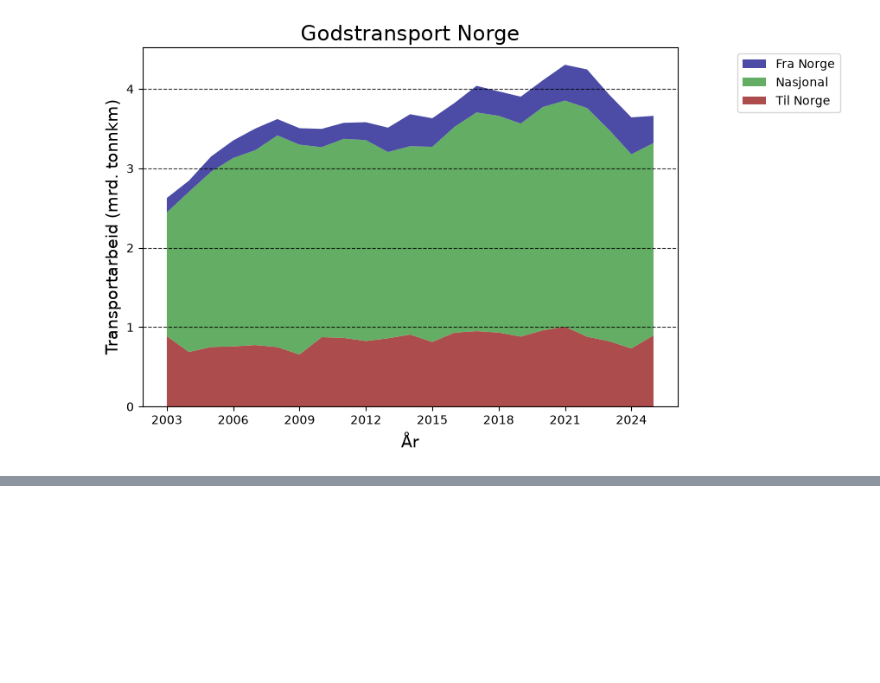
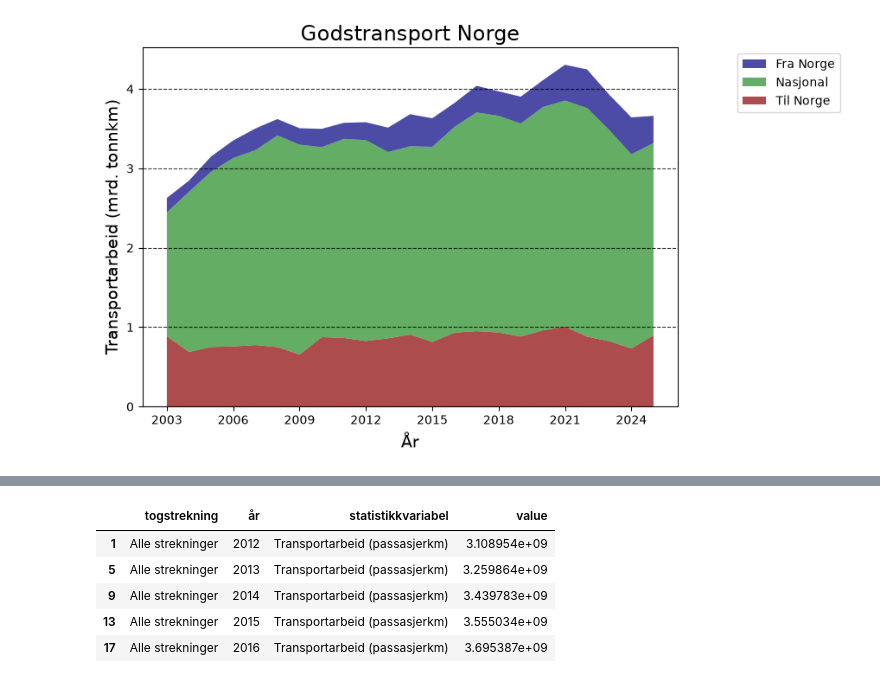
Before and after one commit to Oyvind-Aas/Electricity_and_Energy, a Jupyter notebook: Electricity_exploring.ipynb, the cells around one changed output, grey strips where cells are left out. Cells and saved outputs as stored; diff of their text form; code cells hidden in the pictures; blank space fills up the shorter version.

Commit message:
Added more detailed data for railway work, breakdown per main type

```diff
--- a/Electricity_exploring.ipynb
+++ b/Electricity_exploring.ipynb
@@ -827,0 +832,11 @@ plt.show()
+# %%
+get_url = "https://data.ssb.no/api/pxwebapi/v2/tables/10484/data?lang=no&outputFormat=json-stat2&valuecodes[Tid]=*&valuecodes[Togstrekning]=*&valuecodes[ContentsCode]=*&heading=Tid,ContentsCode&stub=Togstrekning"
+
+response = requests.get(get_url)
+
+if response.status_code == 200:
+    dataset = pyjstat.Dataset.read(response.text)
+    df = dataset.write("dataframe")
+    print(df.head())
+else:
+    print(f"Feil: {response.status_code}")
@@ -827,0 +870,9 @@ plt.show()
+# %%
+passasjerkm = df[df.statistikkvariabel == 'Transportarbeid (passasjerkm)']
+# %% [output]
+|  | togstrekning | år | statistikkvariabel | value |
+| 1 | Alle strekninger | 2012 | Transportarbeid (passasjerkm) | 3.108954e+09 |
+| 5 | Alle strekninger | 2013 | Transportarbeid (passasjerkm) | 3.259864e+09 |
+| 9 | Alle strekninger | 2014 | Transportarbeid (passasjerkm) | 3.439783e+09 |
+| 13 | Alle strekninger | 2015 | Transportarbeid (passasjerkm) | 3.555034e+09 |
+| 17 | Alle strekninger | 2016 | Transportarbeid (passasjerkm) | 3.695387e+09 |
```
Also changed, not shown: parts of 7 cells of this notebook.
